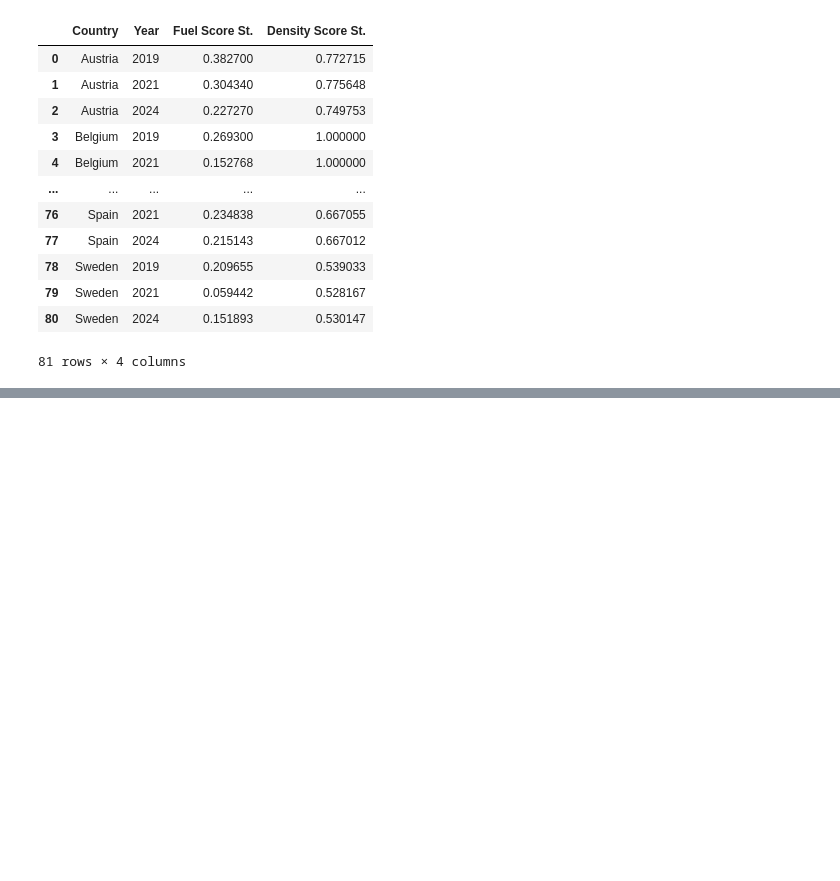
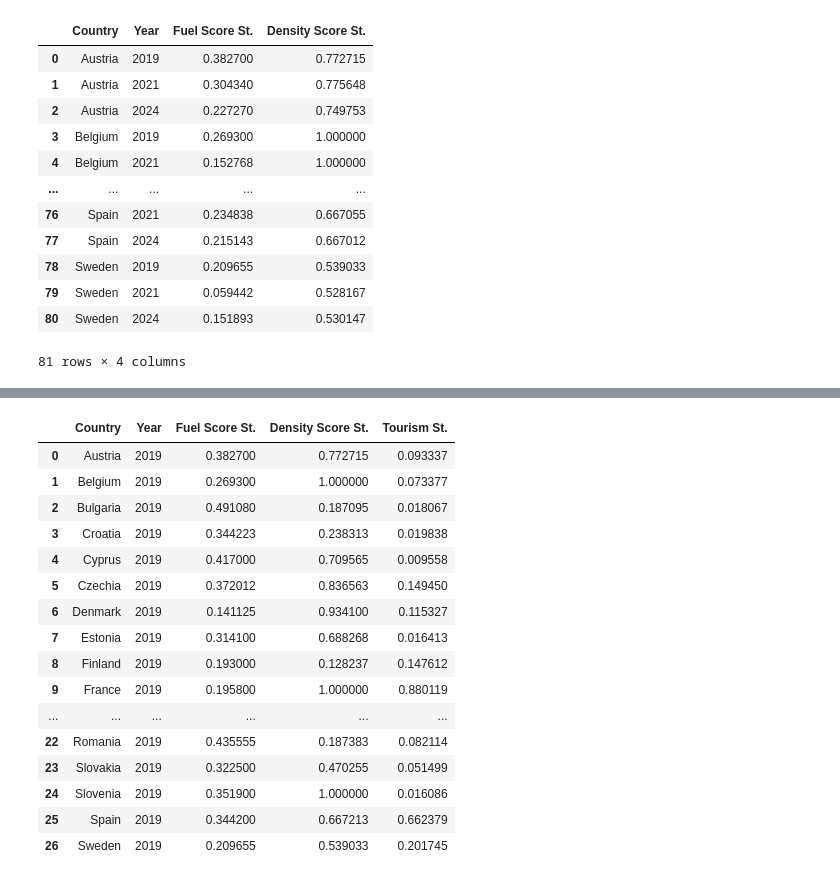
Before and after one commit to swbehan/RoadQualityWork, a Jupyter notebook: datasets/preprocessed-datasets/recommender_model.ipynb, the cells around one changed output, grey strips where cells are left out. Drawn from its saved outputs; the diff is of its cells as text; code cells hidden in the pictures; blank space fills up the shorter version.

```diff
--- a/datasets/preprocessed-datasets/recommender_model.ipynb
+++ b/datasets/preprocessed-datasets/recommender_model.ipynb
@@ -103,0 +124,23 @@ trips_2019.drop(['NumTrips', 'Duration'])
+# %%
+# FINAL DATA TO BE USED FOR FIRST ML MODEL!!!!!
+# MARIA AND GABBY ARE SO SO HAPPY ON 6/5/2025 (gabbys birthday!) at 1:43 am!!!!!
+recommender_data = pd.DataFrame(recommender_data, columns = ['Country', 'Year', 'Fuel Score St.', 'Density Score St.', 'Tourism St.'])
+recommender_data
+# %% [output]
+|  | Country | Year | Fuel Score St. | Density Score St. | Tourism St. |
+| 0 | Austria | 2019 | 0.382700 | 0.772715 | 0.093337 |
+| 1 | Belgium | 2019 | 0.269300 | 1.000000 | 0.073377 |
+| 2 | Bulgaria | 2019 | 0.491080 | 0.187095 | 0.018067 |
+| 3 | Croatia | 2019 | 0.344223 | 0.238313 | 0.019838 |
+| 4 | Cyprus | 2019 | 0.417000 | 0.709565 | 0.009558 |
+| 5 | Czechia | 2019 | 0.372012 | 0.836563 | 0.149450 |
+| 6 | Denmark | 2019 | 0.141125 | 0.934100 | 0.115327 |
+| 7 | Estonia | 2019 | 0.314100 | 0.688268 | 0.016413 |
+| 8 | Finland | 2019 | 0.193000 | 0.128237 | 0.147612 |
+| 9 | France | 2019 | 0.195800 | 1.000000 | 0.880119 |
+| ... | ... | ... | ... | ... | ... |
+| 22 | Romania | 2019 | 0.435555 | 0.187383 | 0.082114 |
+| 23 | Slovakia | 2019 | 0.322500 | 0.470255 | 0.051499 |
+| 24 | Slovenia | 2019 | 0.351900 | 1.000000 | 0.016086 |
+| 25 | Spain | 2019 | 0.344200 | 0.667213 | 0.662379 |
+| 26 | Sweden | 2019 | 0.209655 | 0.539033 | 0.201745 |
```
Also changed, not shown: parts of 8 cells of this notebook, 1 other file.
